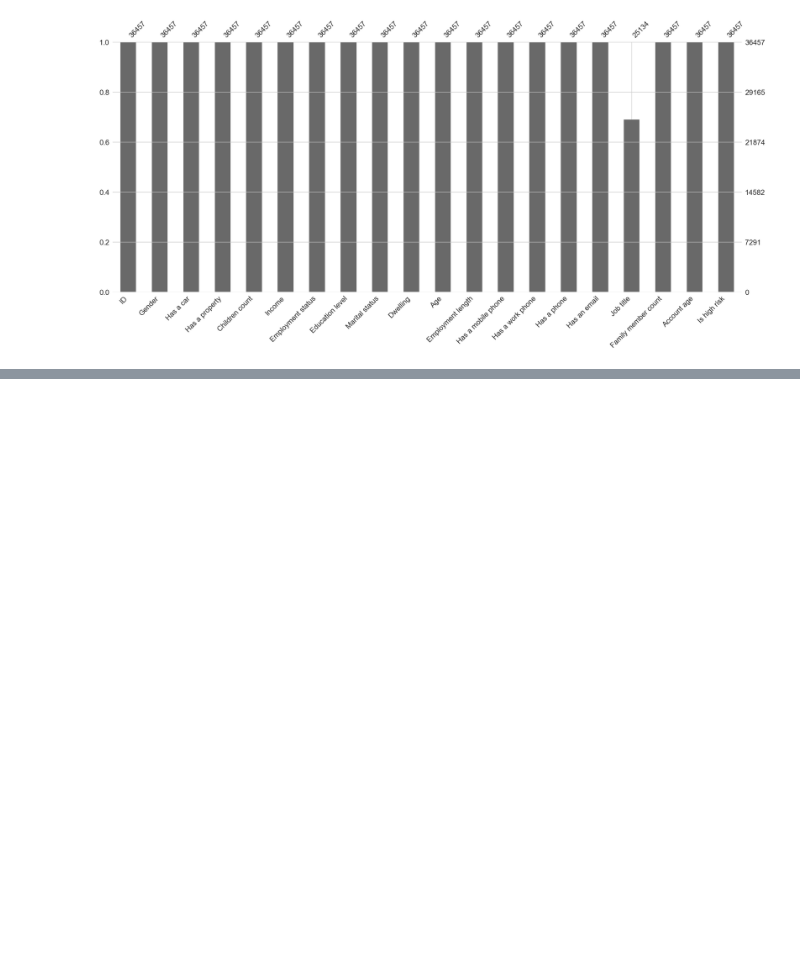
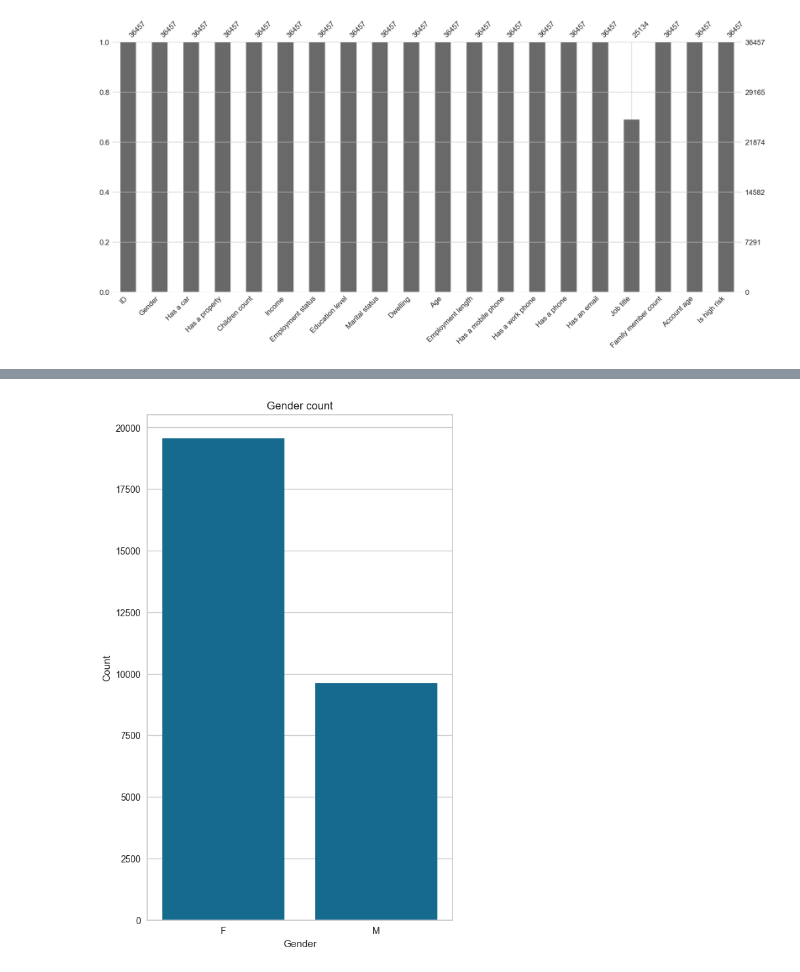
Before and after one commit to pisceskibo/CreditCardApprovalPrediction, a Jupyter notebook: CreditCard.ipynb, the cells around one changed output, grey strips where cells are left out. Cells and saved outputs as stored; diff of their text form; code cells hidden in the pictures; blank space fills up the shorter version.

Commit message:
draw plot hist

```diff
--- a/CreditCard.ipynb
+++ b/CreditCard.ipynb
@@ -237,0 +265,5 @@ plt.show()
+# %%
+# Vẽ biểu đồ cột
+create_bar_plot(cc_train_copy, 'Gender')
+# %% [output]
+[figure, added]
```
Also changed, not shown: parts of 12 cells of this notebook, 1 other file.
